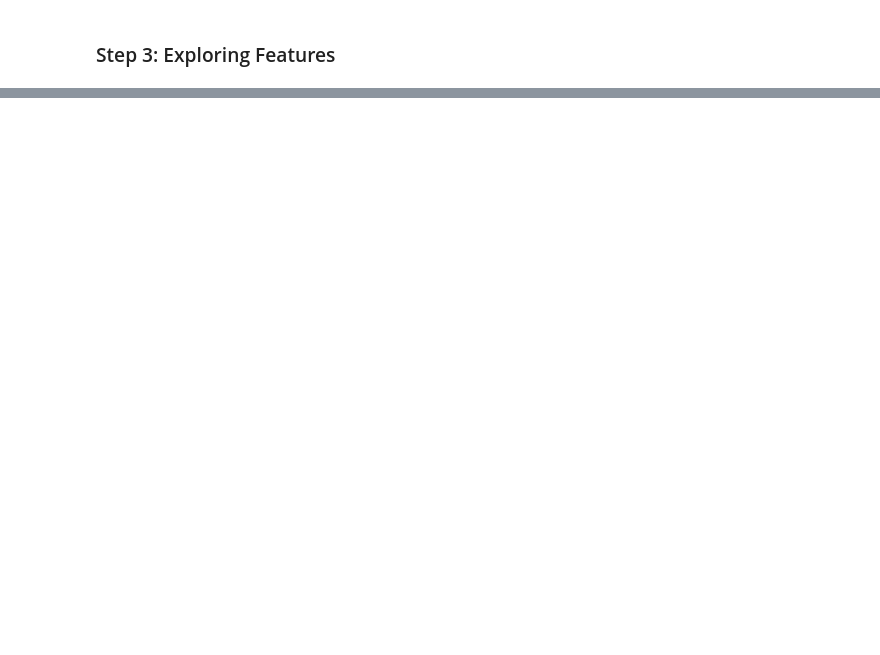
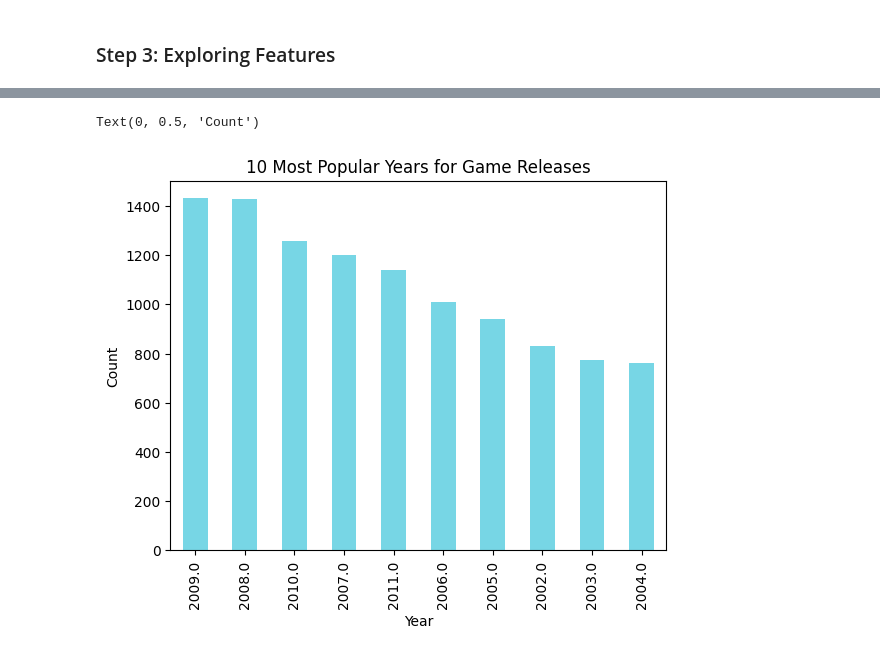
Before and after one commit to nstanfield/Video-Game-Sales-Analysis, a Jupyter notebook: Game_Sales_Analysis.ipynb, the cells around one changed output, grey strips where cells are left out. Drawn from its saved outputs; the diff is of its cells as text; code cells hidden in the pictures; blank space fills up the shorter version.

```diff
--- a/Game_Sales_Analysis.ipynb
+++ b/Game_Sales_Analysis.ipynb
@@ -120,0 +175,6 @@ No rows are duplicated in the dataset.
+# %%
+top_years_plot = game_sales['Year'].value_counts().head(10).plot(kind='bar', title='10 Most Popular Years for Game Releases', color='#77D6E5')
+top_years_plot.set_ylabel('Count')
+# %% [output]
+Text(0, 0.5, 'Count')
+[figure, added]
```
Also changed, not shown: parts of 10 cells of this notebook.
